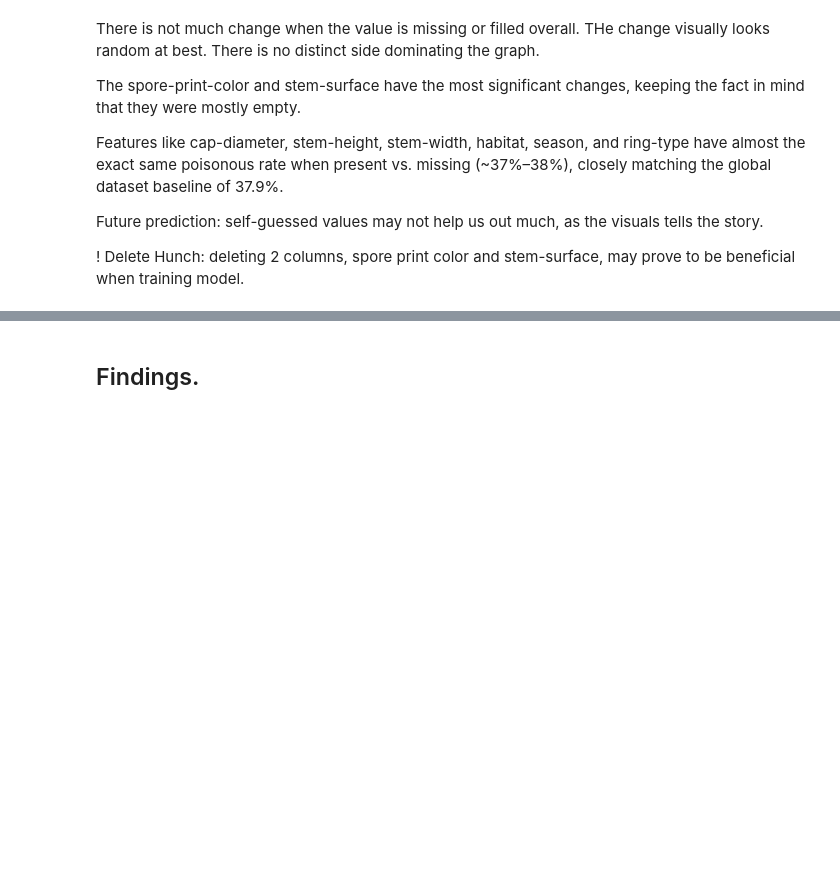
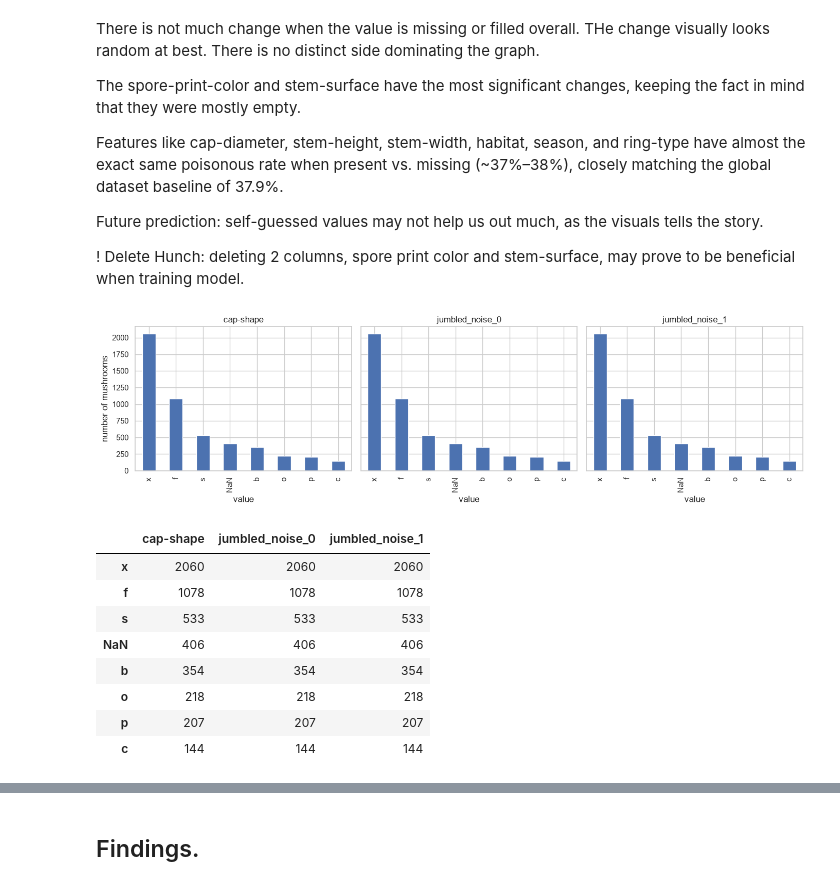
Before and after one commit to WillemSterckx/Skooma-Cats, a Jupyter notebook: Mushroom/1MushroomScrape.ipynb, the cells around one changed output, grey strips where cells are left out. Saved outputs shown, nothing was run; the diff lists cells and outputs as text; code cells hidden in the pictures; blank space fills up the shorter version.

Commit message:
compared jumbled noise0 n 1 with cap-shape | Made box plot to understand outliers. Confuse to cap values or not. if i do which method to use. Work in progress

```diff
--- a/Mushroom/1MushroomScrape.ipynb
+++ b/Mushroom/1MushroomScrape.ipynb
@@ -158,6 +158,35 @@ Future prediction: self-guessed values may not help us out much, as the visuals
 Hunch: deleting 2 columns, spore print color and stem-surface, may prove to be beneficial when training model.
 # %%
 # jumbled_noise columns and cap-shape both share the
-# same level of empty fields (delibrate move?)
-# and seesing them in csv make me think they are
+# same number of empty fields (delibrate move?)
+# and seeing them in csv make me think they are
 # randomly exchanged value with cap-shape. Nothing to do with real classes.
+
+cols = ['cap-shape', 'jumbled_noise_0', 'jumbled_noise_1']
+
+counts = pd.DataFrame({col: df[col].fillna('NaN').value_counts() for col in cols})
+
+# same value order for all three, most common value first
+counts = counts.sort_values('cap-shape', ascending=False)
+
+# one bar chart per column, side by side, same y-axis so they're easy to compare
+fig, axes = plt.subplots(1, 3, figsize=(14, 4), sharey=True)
+for ax, col in zip(axes, cols):
+    counts[col].plot.bar(ax=ax, title=col)
+    ax.set_xlabel('value')
+axes[0].set_ylabel('number of mushrooms')
+plt.tight_layout()
+plt.show()
+
+counts
+# %% [output]
+[figure, added]
+|  | cap-shape | jumbled_noise_0 | jumbled_noise_1 |
+| x | 2060 | 2060 | 2060 |
+| f | 1078 | 1078 | 1078 |
+| s | 533 | 533 | 533 |
+| NaN | 406 | 406 | 406 |
+| b | 354 | 354 | 354 |
+| o | 218 | 218 | 218 |
+| p | 207 | 207 | 207 |
+| c | 144 | 144 | 144 |
```
Also changed, not shown: parts of 6 cells of this notebook.
